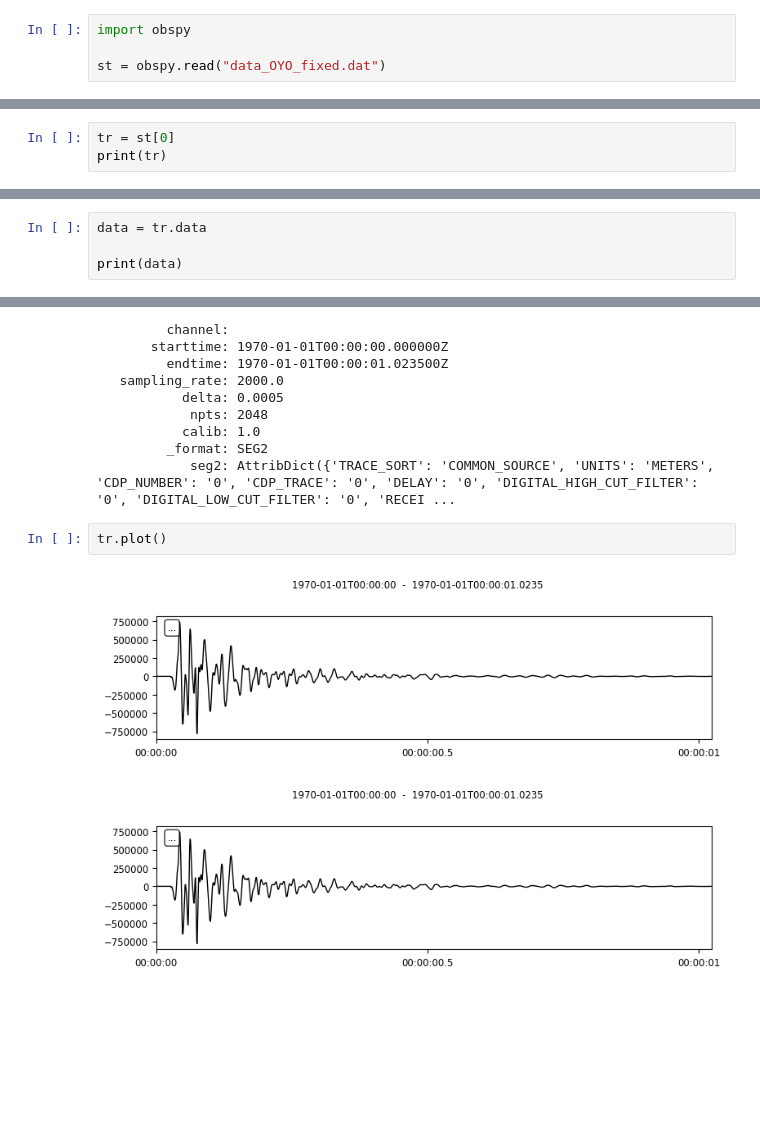
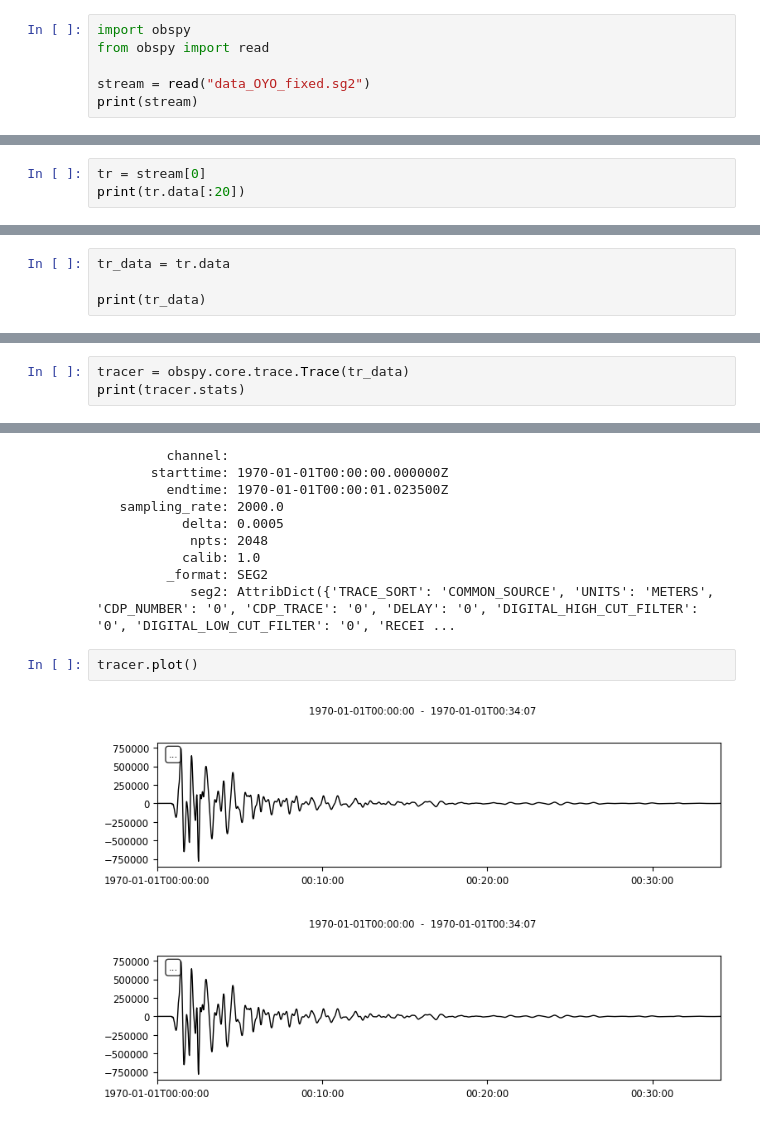
Before and after one commit to R-Grigala/SEG_2_obspy, a Jupyter notebook: seg2_Jupyter.ipynb, the cells around one changed output, grey strips where cells are left out. Drawn from its saved outputs; the diff is of its cells as text; blank space fills up the shorter version.

```diff
--- a/seg2_Jupyter.ipynb
+++ b/seg2_Jupyter.ipynb
@@ -1,4 +1,6 @@
 # %%
 import obspy
+from obspy import read
 
-st = obspy.read("data_OYO_fixed.dat")
+stream = read("data_OYO_fixed.sg2")
+print(stream)
@@ -5,4 +17,4 @@ st = obspy.read("data_OYO_fixed.dat")
 # %%
-tr = st[0]
-print(tr)
+tr = stream[0]
+print(tr.data[:20])
 # %% [output]
@@ -10,6 +25,9 @@ print(tr)
 # %%
-data = tr.data
+tr_data = tr.data
 
-print(data)
+print(tr_data)
 # %% [output]
 [ 419.5369    67.61124  -70.26425 ... -176.35663 -236.90967  185.40878]
+# %%
+tracer = obspy.core.trace.Trace(tr_data)
+print(tracer.stats)
@@ -29,8 +58,8 @@ print(tr.stats)
          _format: SEG2
             seg2: AttribDict({'TRACE_SORT': 'COMMON_SOURCE', 'UNITS': 'METERS', 'CDP_NUMBER': '0', 'CDP_TRACE': '0', 'DELAY': '0', 'DIGITAL_HIGH_CUT_FILTER': '0', 'DIGITAL_LOW_CUT_FILTER': '0', 'RECEI ...
 # %%
-tr.plot()
+tracer.plot()
 # %% [output]
-[figure, old version]
+[figure, new version]
-[figure, old version]
+[figure, new version]
 # %%
```
Also changed, not shown: parts of 4 cells of this notebook, 1 other file.
